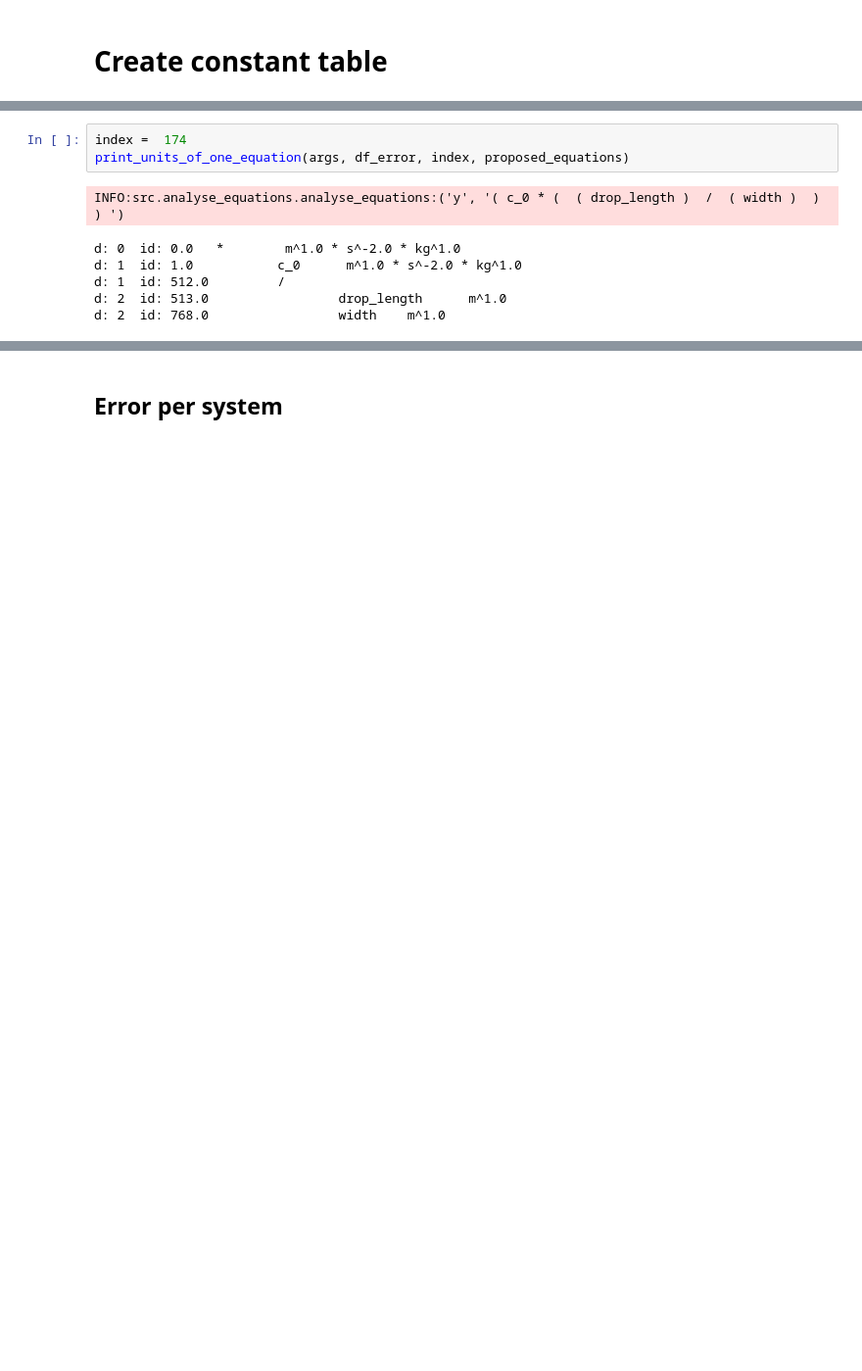
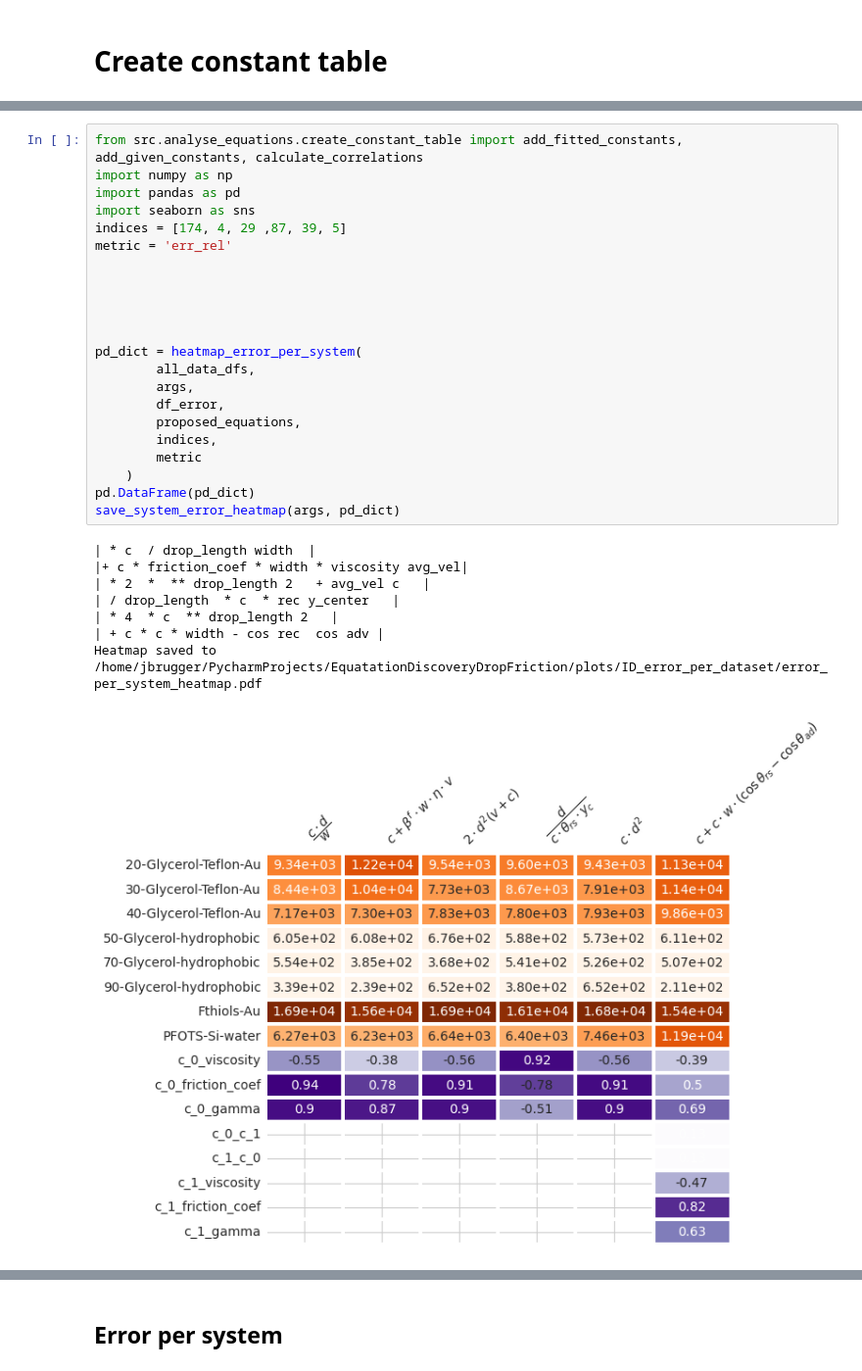
Before and after one commit to BayremAg/EquationDiscoveryDropFriction, a Jupyter notebook: src/analyse_equations/analyse_equations.ipynb, the cells around one changed output, grey strips where cells are left out. Shown at 98% size. Drawn from its saved outputs; the diff is of its cells as text; blank space fills up the shorter version.

```diff
--- a/src/analyse_equations/analyse_equations.ipynb
+++ b/src/analyse_equations/analyse_equations.ipynb
@@ -164,11 +244,32 @@ INFO:__main__:table with constants saved @ /home/jbrugger/PycharmProjects/Equata
 # %%
-index =  174
-print_units_of_one_equation(args, df_error, index, proposed_equations)
+from src.analyse_equations.create_constant_table import add_fitted_constants, add_given_constants, calculate_correlations
+import numpy as np
+import pandas as pd
+import seaborn as sns
+indices = [174, 4, 29 ,87, 39, 5]
+metric = 'err_rel'
+
+
+
+
+
+pd_dict = heatmap_error_per_system(
+        all_data_dfs,
+        args,
+        df_error,
+        proposed_equations,
+        indices,
+        metric
+    )
+pd.DataFrame(pd_dict)
+save_system_error_heatmap(args, pd_dict)
 # %% [output]
-INFO:src.analyse_equations.analyse_equations:('y', '( c_0 * (  ( drop_length )  /  ( width )  )  ) ')
+| * c  / drop_length width  |
+|+ c * friction_coef * width * viscosity avg_vel|
+| * 2  *  ** drop_length 2   + avg_vel c   |
+| / drop_length  * c  * rec y_center   |
+| * 4  * c  ** drop_length 2   |
+| + c * c * width - cos rec  cos adv |
+Heatmap saved to /home/jbrugger/PycharmProjects/EquatationDiscoveryDropFriction/plots/ID_error_per_dataset/error_per_system_heatmap.pdf
-d: 0  id: 0.0   *        m^1.0 * s^-2.0 * kg^1.0
-d: 1  id: 1.0           c_0      m^1.0 * s^-2.0 * kg^1.0
-d: 1  id: 512.0         /
-d: 2  id: 513.0                 drop_length      m^1.0
-d: 2  id: 768.0                 width    m^1.0
+[figure, added]
 # %% [markdown]
```
Also changed, not shown: parts of 17 cells of this notebook, 6 other files.
